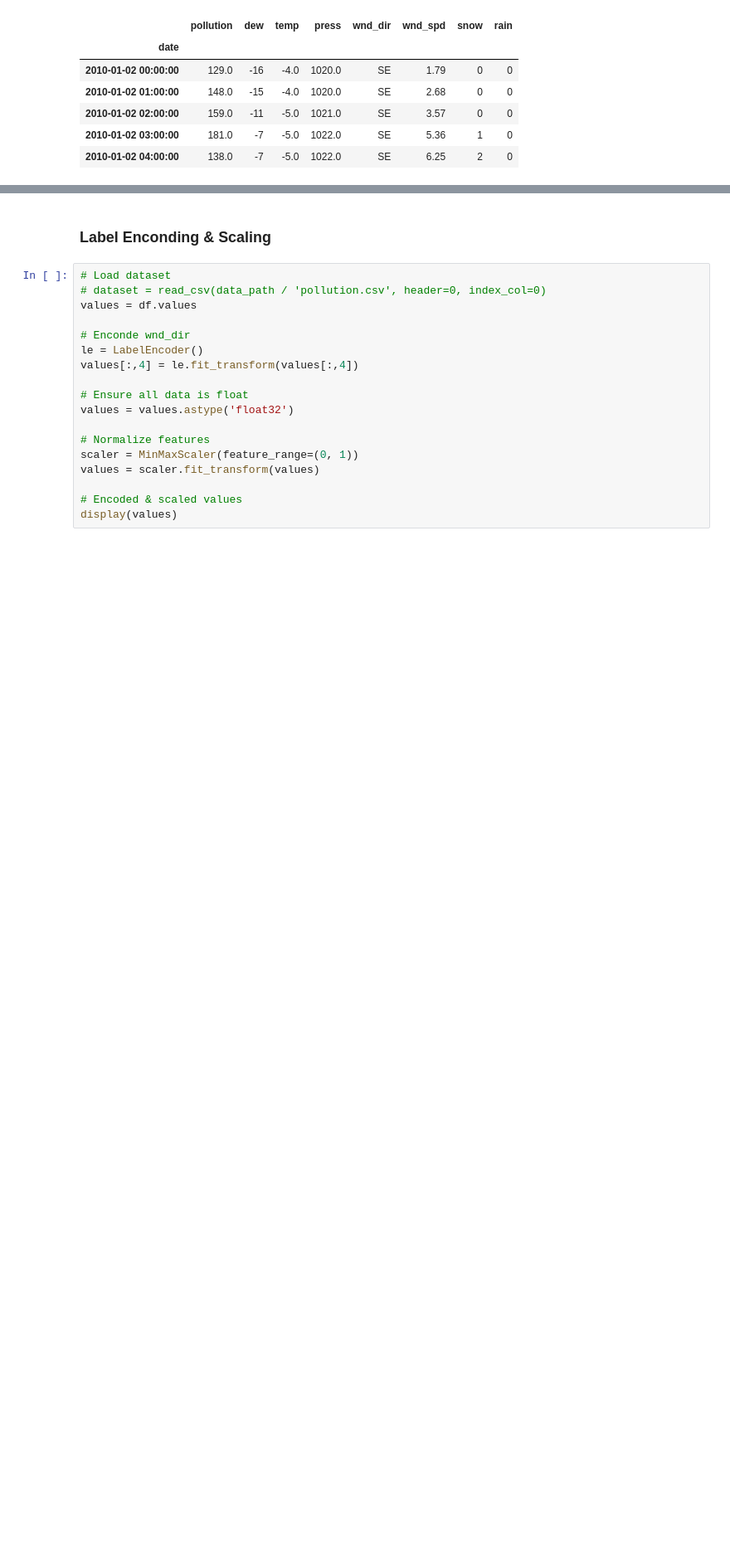
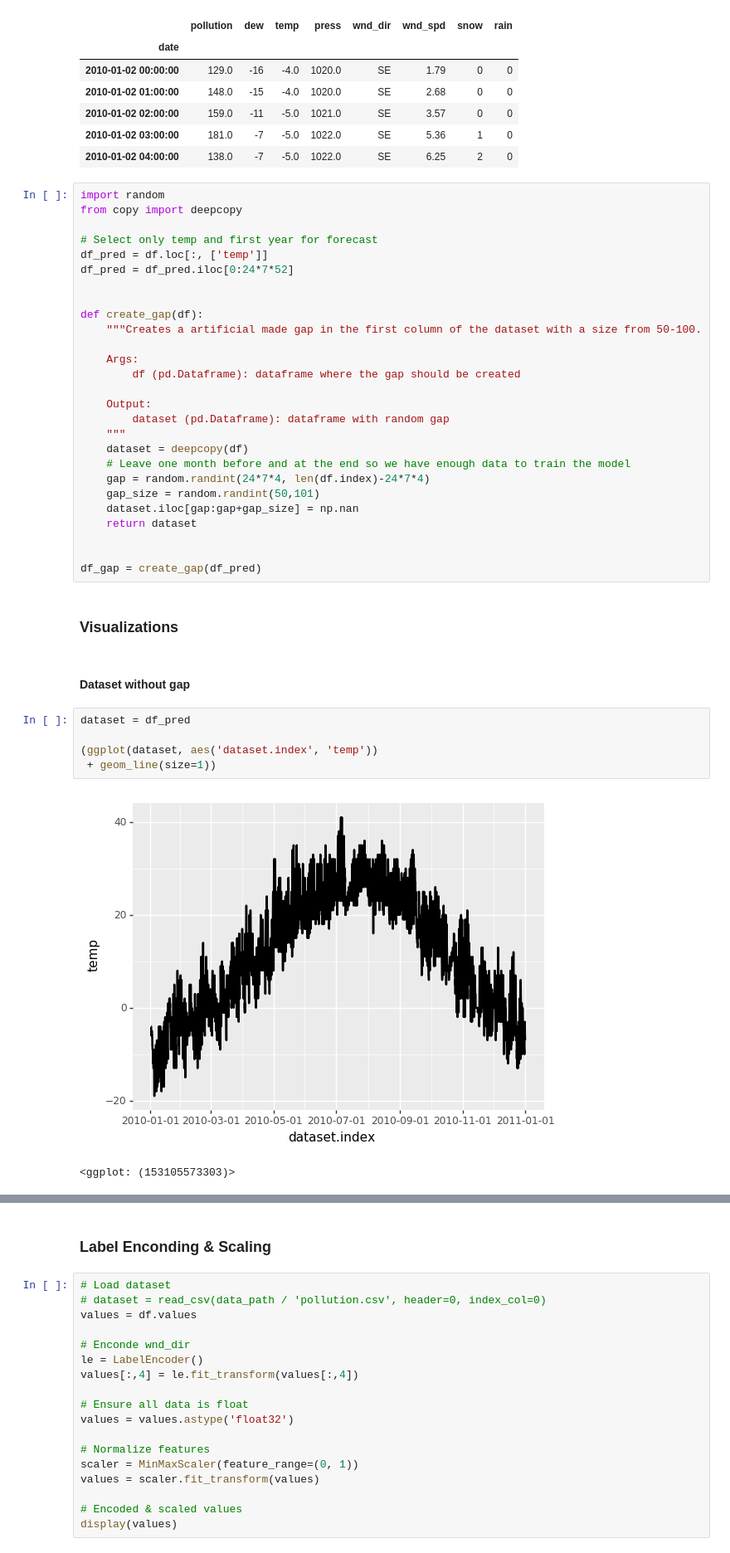
Before and after one commit to gentrexha/energy_efficient_ds, a Jupyter notebook: Assignment P2/notebooks/Assignment_P2.ipynb, the cells around one changed output, grey strips where cells are left out. Shown: that part at 83% size. Saved outputs shown, nothing was run; the diff lists cells and outputs as text; blank space fills up the shorter version.

```diff
--- a/Assignment P2/notebooks/Assignment_P2.ipynb
+++ b/Assignment P2/notebooks/Assignment_P2.ipynb
@@ -51,3 +52,42 @@ df.to_csv(data_path / 'pollution.csv')
 | 2010-01-02 02:00:00 | 159.0 | -11 | -5.0 | 1021.0 | SE | 3.57 | 0 | 0 |
 | 2010-01-02 03:00:00 | 181.0 | -7 | -5.0 | 1022.0 | SE | 5.36 | 1 | 0 |
 | 2010-01-02 04:00:00 | 138.0 | -7 | -5.0 | 1022.0 | SE | 6.25 | 2 | 0 |
+# %%
+import random
+from copy import deepcopy
+
+# Select only temp and first year for forecast
+df_pred = df.loc[:, ['temp']]
+df_pred = df_pred.iloc[0:24*7*52]
+
+
+def create_gap(df):
+    """Creates a artificial made gap in the first column of the dataset with a size from 50-100.
+
+    Args:
+        df (pd.Dataframe): dataframe where the gap should be created
+
+    Output:
+        dataset (pd.Dataframe): dataframe with random gap
+    """
+    dataset = deepcopy(df)
+    # Leave one month before and at the end so we have enough data to train the model
+    gap = random.randint(24*7*4, len(df.index)-24*7*4)
+    gap_size = random.randint(50,101)
+    dataset.iloc[gap:gap+gap_size] = np.nan
+    return dataset
+
+
+df_gap = create_gap(df_pred)
+# %% [markdown]
+### Visualizations
+# %% [markdown]
+#### Dataset without gap
+# %%
+dataset = df_pred
+
+(ggplot(dataset, aes('dataset.index', 'temp'))
+ + geom_line(size=1))
+# %% [output]
+[figure, added]
+<ggplot: (153105573303)>
```
Also changed, not shown: parts of 3 cells of this notebook.
